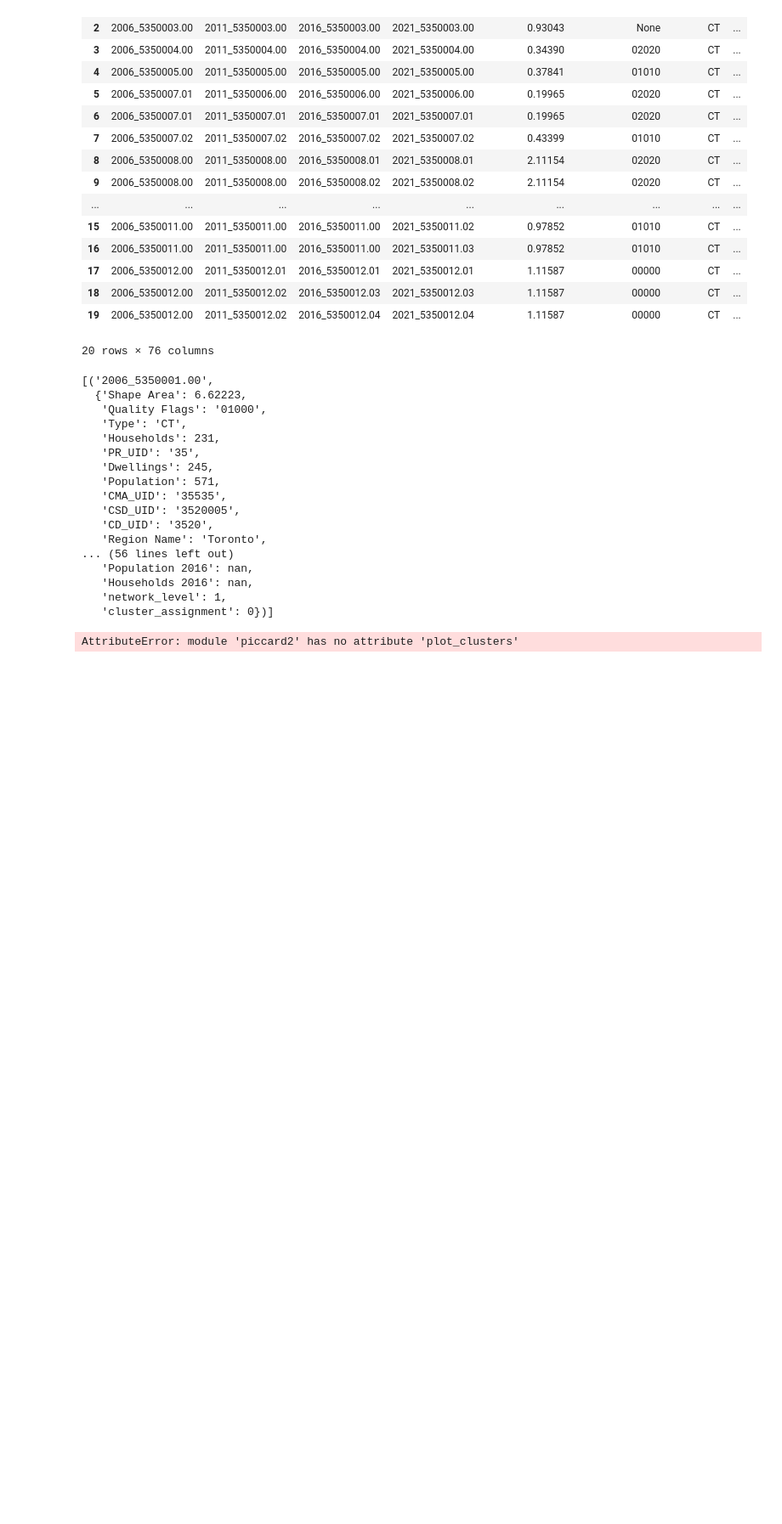
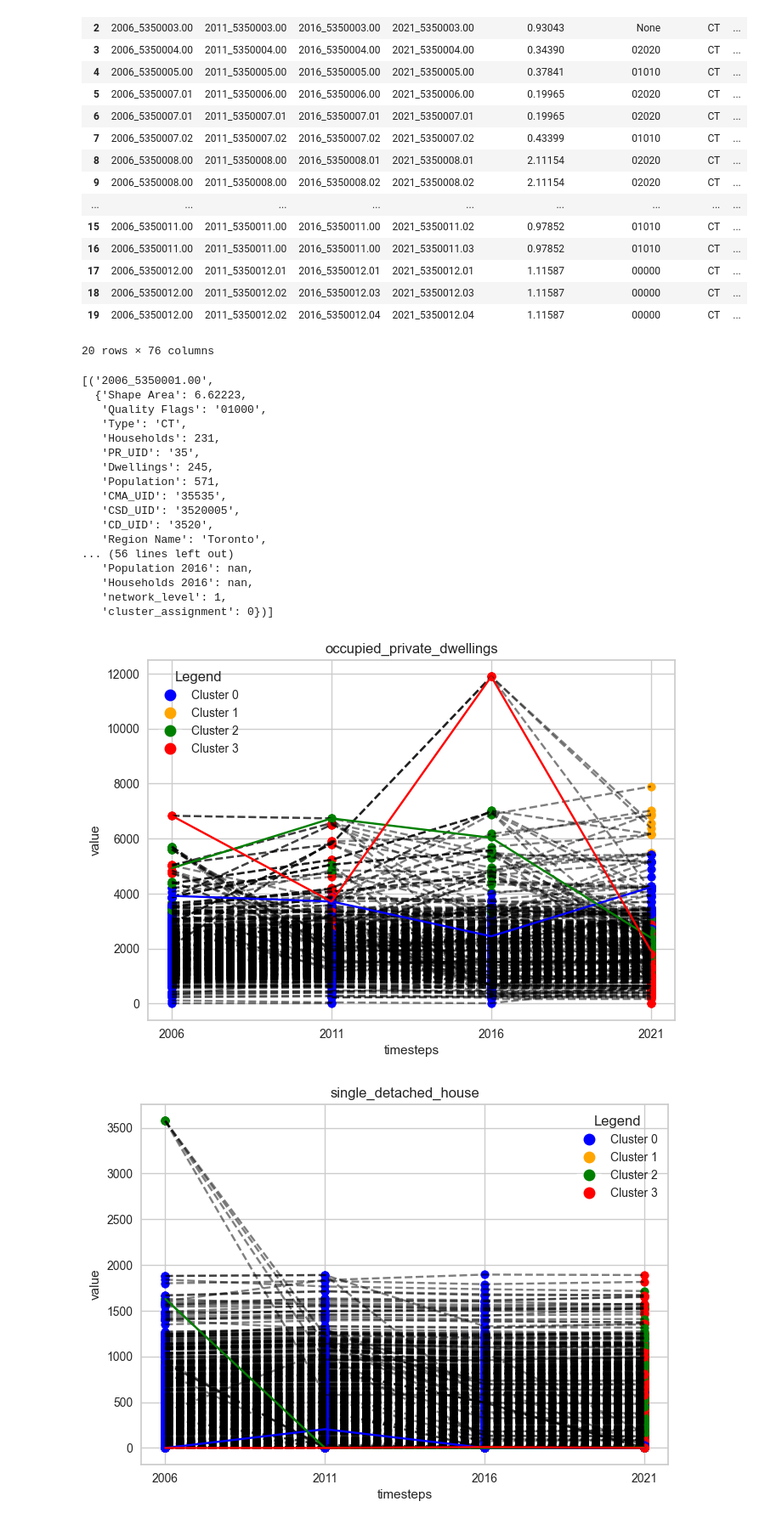
Before and after one commit to ecorbin567/piccard2, a Jupyter notebook: src/piccard/testing.ipynb, the cells around one changed output. Shown at 85% size. Cells and saved outputs as stored; diff of their text form; code cells hidden in the pictures; blank space fills up the shorter version.

Commit message:
added interpolation and plotting cluster centres

```diff
--- a/src/piccard/testing.ipynb
+++ b/src/piccard/testing.ipynb
@@ -148,6 +149,7 @@ list(G.nodes(data=True))[:3]
    'network_level': 1,
    'cluster_assignment': 0})]
 # %%
-pc2.plot_clusters(network_table, opt_ts, clusters=[1])
+pc2.plot_clusters(network_table, opt_ts)
 # %% [output]
-AttributeError: module 'piccard2' has no attribute 'plot_clusters'
+[figure, added]
+[figure, added]
```
Also changed, not shown: parts of 4 cells of this notebook, 1 other file.
